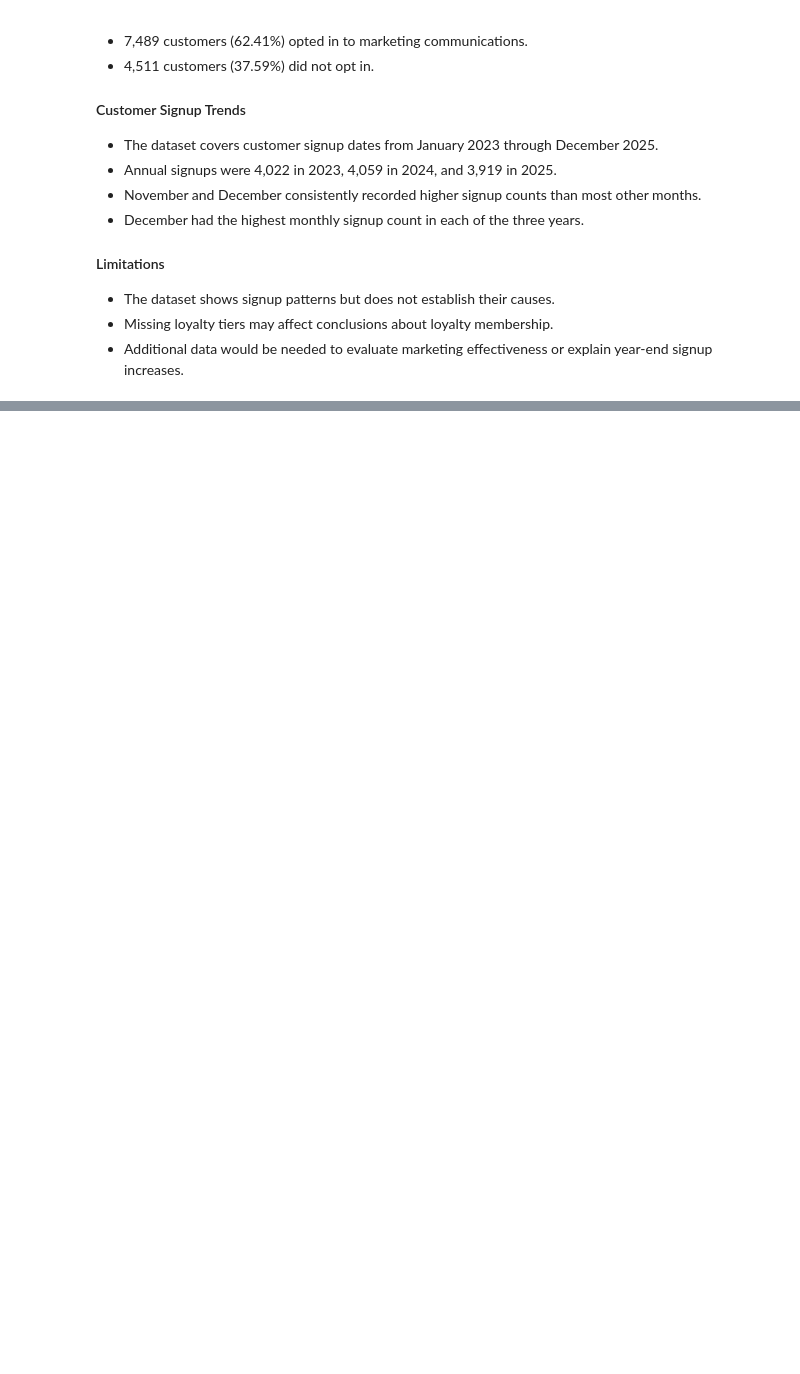
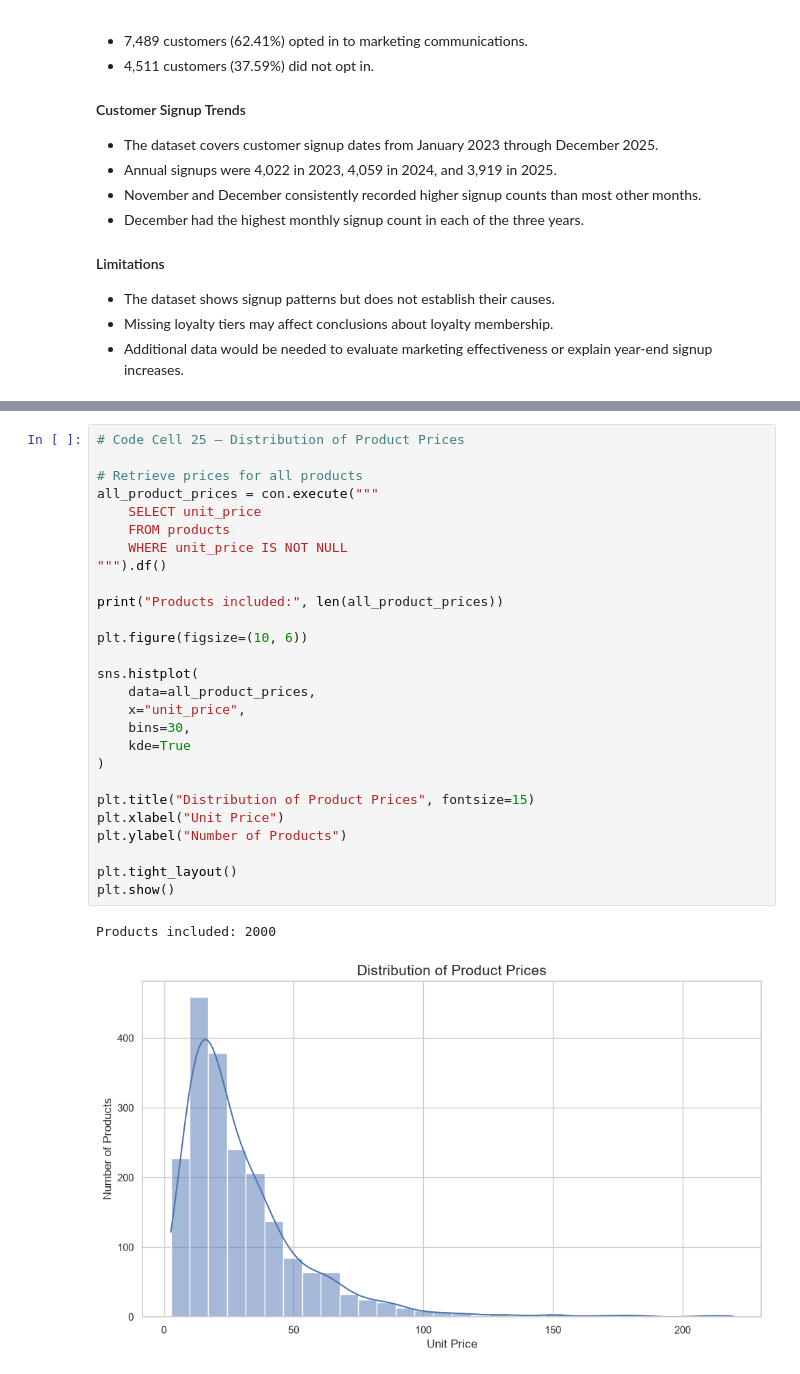
Before and after one commit to kartikeysharma2645/Data-Science-Tool-Mastery, a Jupyter notebook: notebooks/ecommerce_customer_product_analysis.ipynb, the cells around one changed output, grey strips where cells are left out. Saved outputs shown, nothing was run; the diff lists cells and outputs as text; blank space fills up the shorter version.

Commit message:
feat: add product analysis and visualizations

```diff
--- a/notebooks/ecommerce_customer_product_analysis.ipynb
+++ b/notebooks/ecommerce_customer_product_analysis.ipynb
@@ -572,0 +834,30 @@ monthly_signup_comparison
+# %%
+# Code Cell 25 — Distribution of Product Prices
+
+# Retrieve prices for all products
+all_product_prices = con.execute("""
+    SELECT unit_price
+    FROM products
+    WHERE unit_price IS NOT NULL
+""").df()
+
+print("Products included:", len(all_product_prices))
+
+plt.figure(figsize=(10, 6))
+
+sns.histplot(
+    data=all_product_prices,
+    x="unit_price",
+    bins=30,
+    kde=True
+)
+
+plt.title("Distribution of Product Prices", fontsize=15)
+plt.xlabel("Unit Price")
+plt.ylabel("Number of Products")
+
+plt.tight_layout()
+plt.show()
+# %% [output]
+Products included: 2000
+[figure, added]
```
Also changed, not shown: parts of 20 cells of this notebook.
